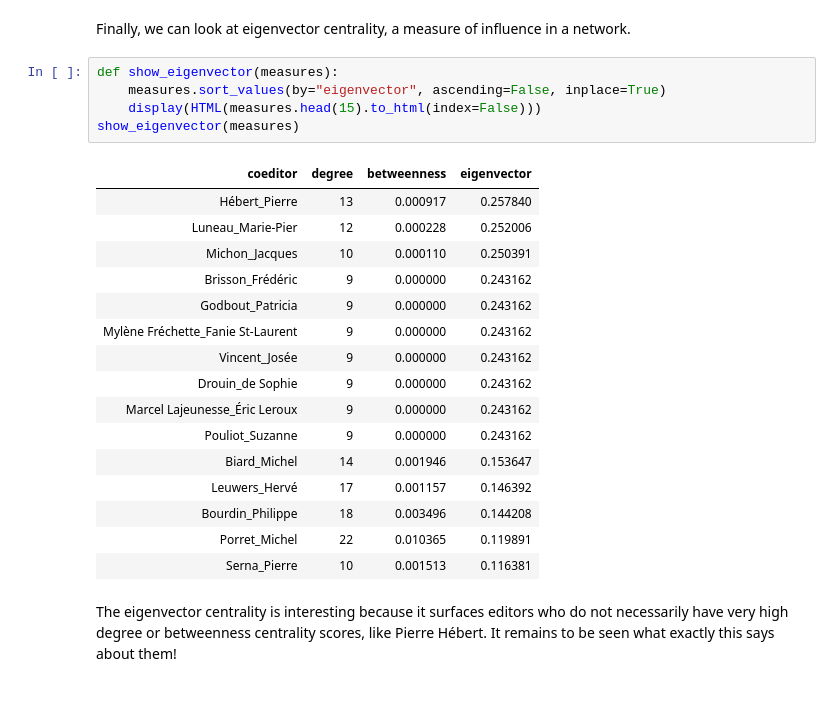
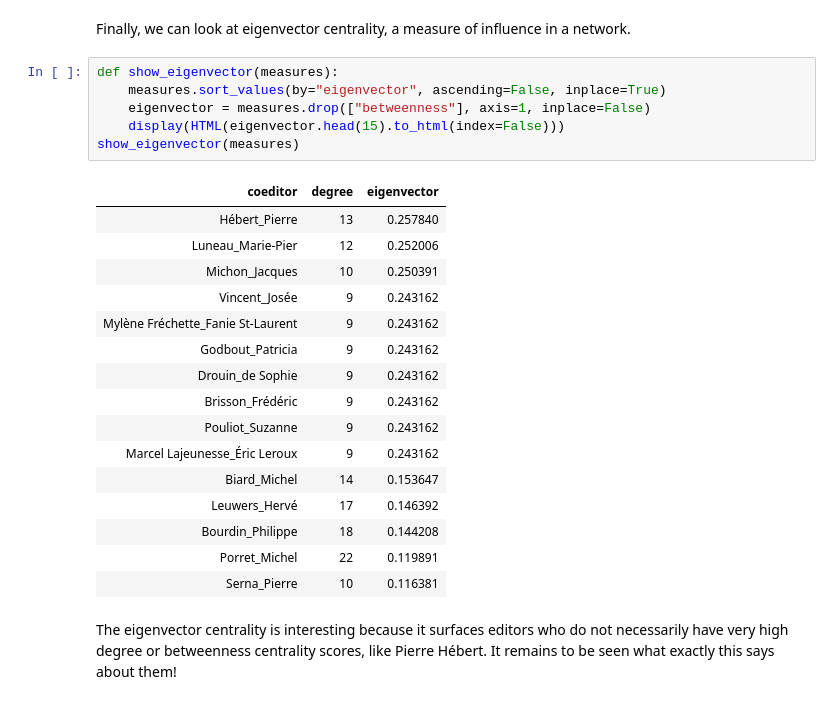
Before and after one commit to christofs/BIB18, a Jupyter notebook: coeditors.ipynb, the cells around one changed output. Drawn from its saved outputs; the diff is of its cells as text.

```diff
--- a/coeditors.ipynb
+++ b/coeditors.ipynb
@@ -442,25 +443,26 @@ Finally, we can look at eigenvector centrality, a measure of influence in a netw
 # %%
 def show_eigenvector(measures):
     measures.sort_values(by="eigenvector", ascending=False, inplace=True)
-    display(HTML(measures.head(15).to_html(index=False)))
+    eigenvector = measures.drop(["betweenness"], axis=1, inplace=False)
+    display(HTML(eigenvector.head(15).to_html(index=False)))
 show_eigenvector(measures)
 # %% [output]
-| coeditor | degree | betweenness | eigenvector |
-| Hébert_Pierre | 13 | 0.000917 | 0.257840 |
-| Luneau_Marie-Pier | 12 | 0.000228 | 0.252006 |
-| Michon_Jacques | 10 | 0.000110 | 0.250391 |
-| Brisson_Frédéric | 9 | 0.000000 | 0.243162 |
-| Godbout_Patricia | 9 | 0.000000 | 0.243162 |
-| Mylène Fréchette_Fanie St-Laurent | 9 | 0.000000 | 0.243162 |
-| Vincent_Josée | 9 | 0.000000 | 0.243162 |
-| Drouin_de Sophie | 9 | 0.000000 | 0.243162 |
-| Marcel Lajeunesse_Éric Leroux | 9 | 0.000000 | 0.243162 |
-| Pouliot_Suzanne | 9 | 0.000000 | 0.243162 |
-| Biard_Michel | 14 | 0.001946 | 0.153647 |
-| Leuwers_Hervé | 17 | 0.001157 | 0.146392 |
-| Bourdin_Philippe | 18 | 0.003496 | 0.144208 |
-| Porret_Michel | 22 | 0.010365 | 0.119891 |
-| Serna_Pierre | 10 | 0.001513 | 0.116381 |
+| coeditor | degree | eigenvector |
+| Hébert_Pierre | 13 | 0.257840 |
+| Luneau_Marie-Pier | 12 | 0.252006 |
+| Michon_Jacques | 10 | 0.250391 |
+| Vincent_Josée | 9 | 0.243162 |
+| Mylène Fréchette_Fanie St-Laurent | 9 | 0.243162 |
+| Godbout_Patricia | 9 | 0.243162 |
+| Drouin_de Sophie | 9 | 0.243162 |
+| Brisson_Frédéric | 9 | 0.243162 |
+| Pouliot_Suzanne | 9 | 0.243162 |
+| Marcel Lajeunesse_Éric Leroux | 9 | 0.243162 |
+| Biard_Michel | 14 | 0.153647 |
+| Leuwers_Hervé | 17 | 0.146392 |
+| Bourdin_Philippe | 18 | 0.144208 |
+| Porret_Michel | 22 | 0.119891 |
+| Serna_Pierre | 10 | 0.116381 |
 # %% [markdown]
 The eigenvector centrality is interesting because it surfaces editors who do not necessarily have very high degree or betweenness centrality scores, like Pierre Hébert. It remains to be seen what exactly this says about them!
 # %% [markdown]
```
Also changed, not shown: parts of 3 cells of this notebook, 4 other files.
